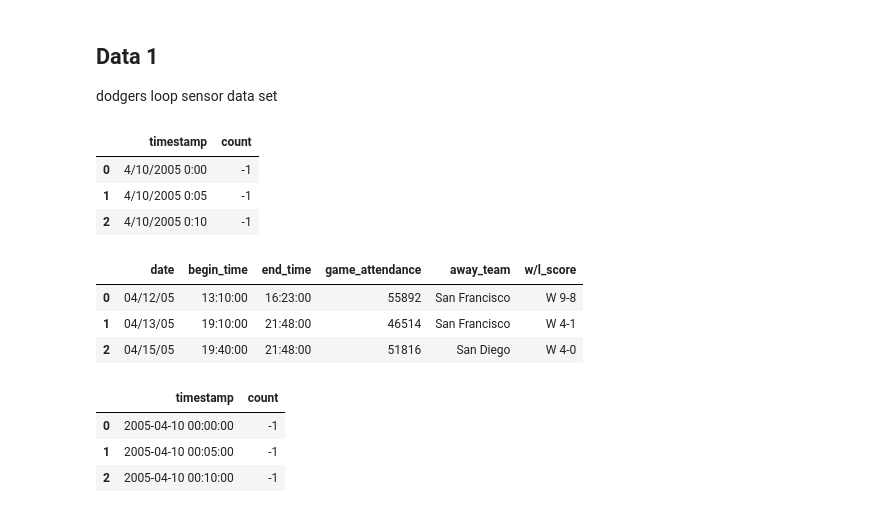
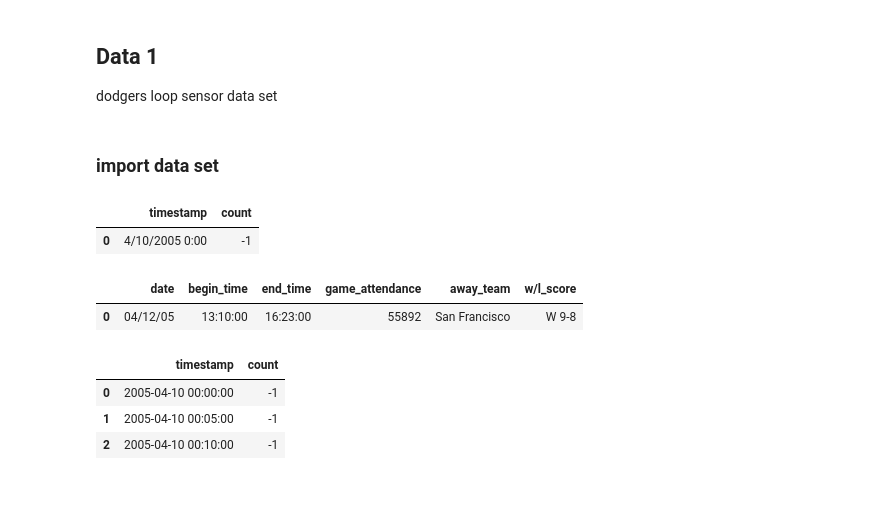
Before and after one commit to widosenoatri/DSLab2, a Jupyter notebook: preprocessing.ipynb, the cells around one changed output. Drawn from its saved outputs; the diff is of its cells as text; code cells hidden in the pictures.

```diff
--- a/preprocessing.ipynb
+++ b/preprocessing.ipynb
@@ -5,25 +5,23 @@ import pandas as pd
 # %% [markdown]
 ## Data 1
 dodgers loop sensor data set
+# %% [markdown]
+### import data set
 # %%
 data_1_a = pd.read_csv(r'data\dodgers+loop+sensor\Dodgers.data', sep=',', engine='python', header=None)
 data_1_b = pd.read_csv(r'data\dodgers+loop+sensor\Dodgers.events', sep=',', engine='python', header=None, encoding='windows-1252')
 # %%
 data_1_a.columns = ['timestamp', 'count']
-data_1_a.head(3)
+data_1_a.head(1)
 # %% [output]
 |  | timestamp | count |
 | 0 | 4/10/2005 0:00 | -1 |
-| 1 | 4/10/2005 0:05 | -1 |
-| 2 | 4/10/2005 0:10 | -1 |
 # %%
 data_1_b.columns = ['date', 'begin_time', 'end_time', 'game_attendance', 'away_team', 'w/l_score']
-data_1_b.head(3)
+data_1_b.head(1)
 # %% [output]
 |  | date | begin_time | end_time | game_attendance | away_team | w/l_score |
 | 0 | 04/12/05 | 13:10:00 | 16:23:00 | 55892 | San Francisco | W 9-8 |
-| 1 | 04/13/05 | 19:10:00 | 21:48:00 | 46514 | San Francisco | W 4-1 |
-| 2 | 04/15/05 | 19:40:00 | 21:48:00 | 51816 | San Diego | W 4-0 |
 # %%
 data_1_a['timestamp'] = pd.to_datetime(data_1_a['timestamp'], format="mixed")
 # %%
```
Also changed, not shown: parts of 15 cells of this notebook.
